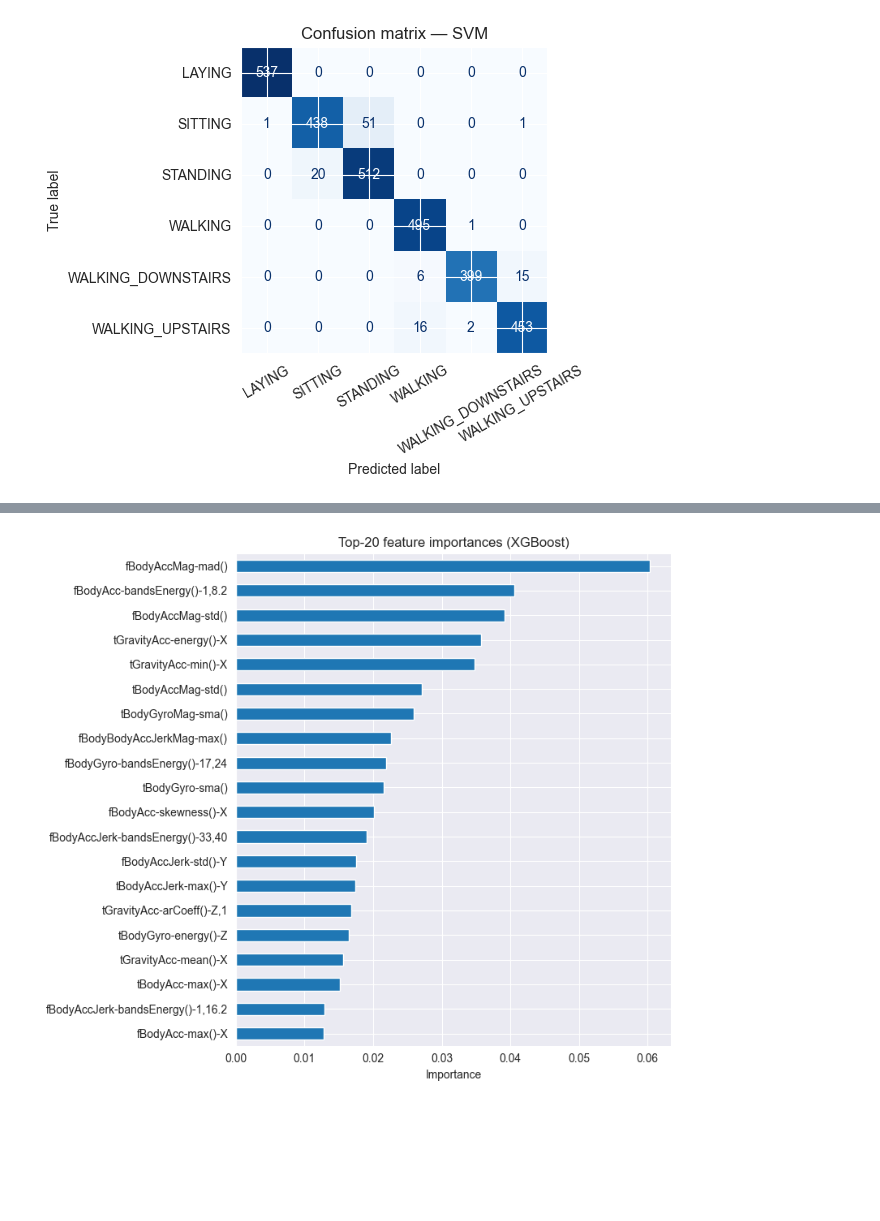
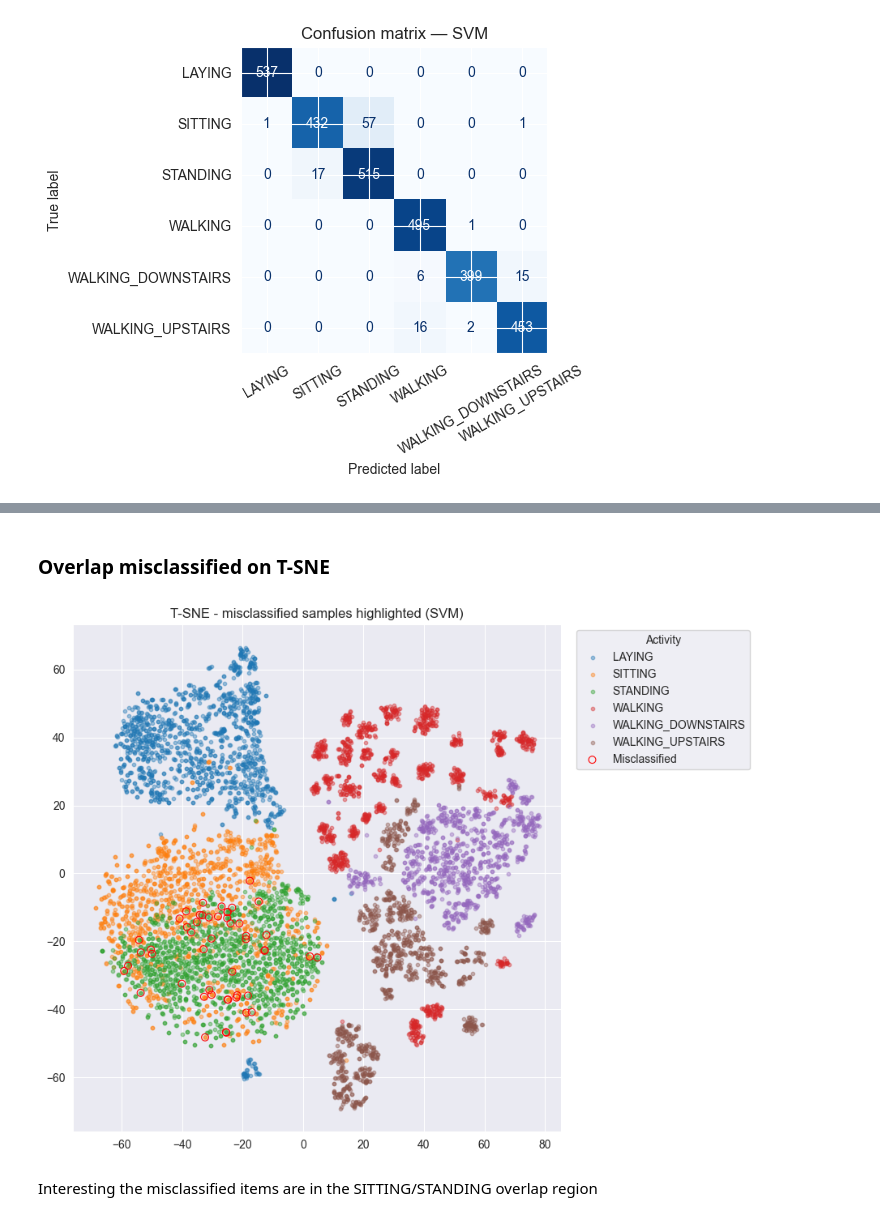
Before and after one commit to MaksimObukhov/human-activity-recognition, a Jupyter notebook: notebook.ipynb, the cells around one changed output, grey strips where cells are left out. Saved outputs shown, nothing was run; the diff lists cells and outputs as text; code cells hidden in the pictures; blank space fills up the shorter version.

```diff
--- a/notebook.ipynb
+++ b/notebook.ipynb
@@ -531,7 +569,7 @@ plot_cm(y_test, le.inverse_transform(best_xgb.predict(X_test)), 'Confusion matri
 # %% [output]
 [figure]
 # %%
-best_svm = SVC(kernel='linear', C=study_svm.best_params['C'], gamma='auto')
+best_svm = SVC(**study_svm.best_params)
 best_svm.fit(X_train_s, y_train)
 y_pred_svm = best_svm.predict(X_test_s)
 
@@ -562,11 +604,23 @@ Logistic Regression  0.954718
-# %%
-importances = pd.Series(best_xgb.feature_importances_,
-                        index=df_train.drop(columns=['Activity', 'subject']).columns)
-top20 = importances.nlargest(20).sort_values()
-
-top20.plot(kind='barh', figsize=(8, 7), title='Top-20 feature importances (XGBoost)')
-plt.xlabel('Importance')
-plt.tight_layout()
-plt.show()
-# %% [output]
-[figure, removed]
+# %% [markdown]
+### Overlap misclassified on T-SNE
+# %%
+svm_train_preds = best_svm.predict(X_train_s)
+misclassified = svm_train_preds != y_train
+
+plt.figure(figsize=(9, 7))
+for activity in np.unique(y_train):
+    mask = y_train == activity
+    plt.scatter(X_2d[mask, 0], X_2d[mask, 1], label=activity, alpha=0.4, s=10)
+
+# Overlay misclassified points
+plt.scatter(X_2d[misclassified, 0], X_2d[misclassified, 1],
+            facecolors='none', edgecolors='red', s=40, linewidths=0.8, label='Misclassified')
+
+plt.legend(title='Activity', bbox_to_anchor=(1.02, 1), loc='upper left')
+plt.title('T-SNE - misclassified samples highlighted (SVM)')
+plt.tight_layout()
+plt.show()
+# %% [output]
+[figure, added]
+# %% [markdown]
+Interesting the misclassified items are in the SITTING/STANDING overlap region
```
Also changed, not shown: parts of 19 cells of this notebook, 1 other file.
